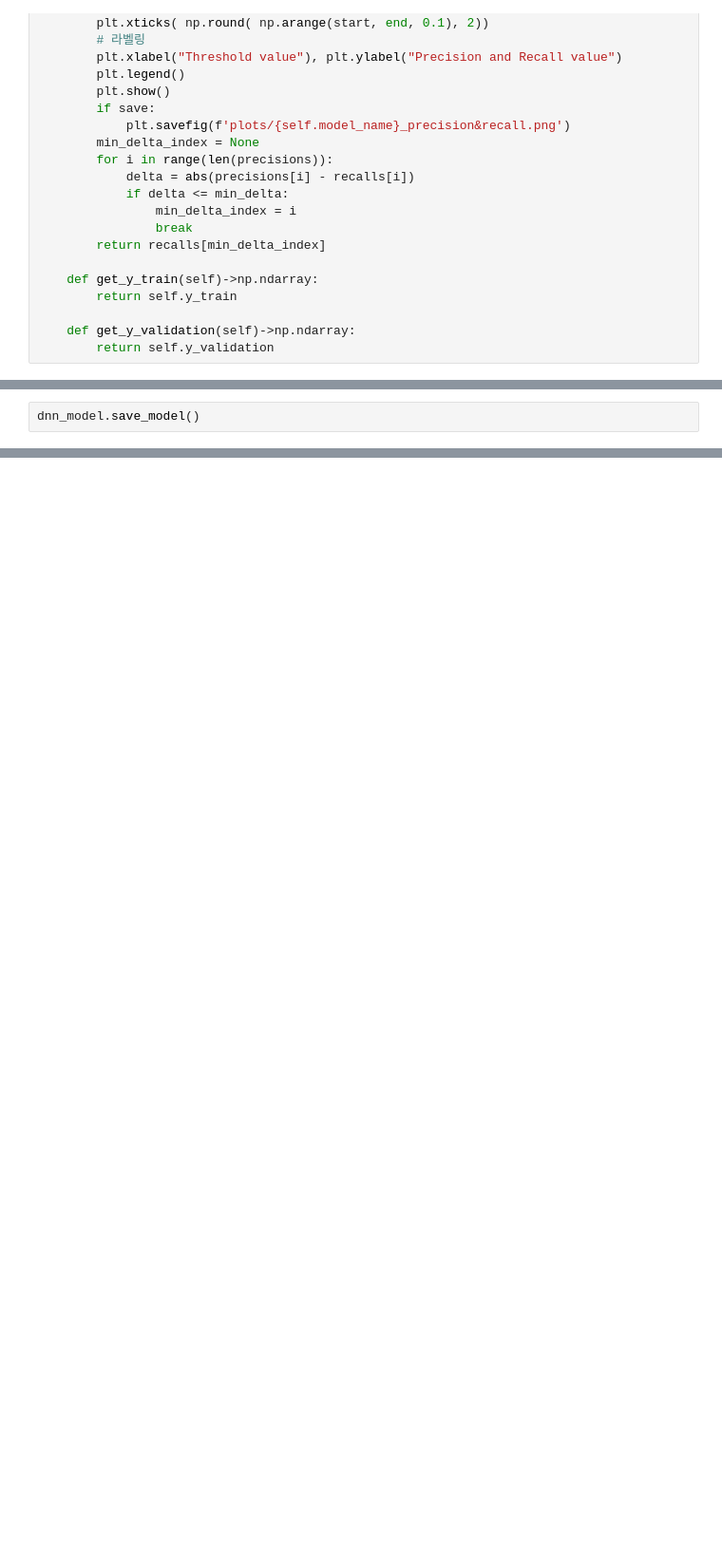
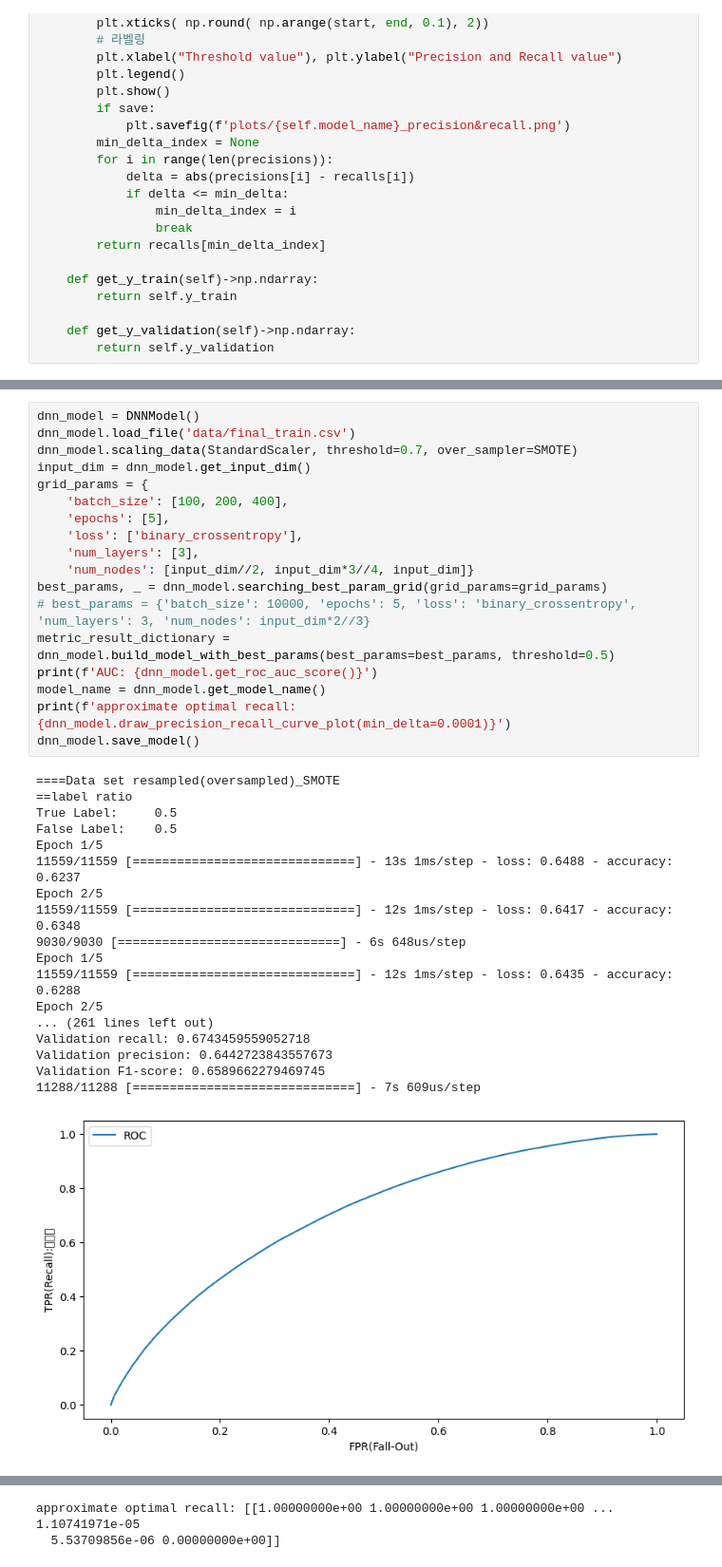
Before and after one commit to dbehdrnr0202/lending_club, a Jupyter notebook: DNN_model_0427.ipynb, the cells around one changed output, grey strips where cells are left out. Shown at 95% size. Cells and saved outputs as stored; diff of their text form; blank space fills up the shorter version.

```diff
--- a/DNN_model_0427.ipynb
+++ b/DNN_model_0427.ipynb
@@ -286,2 +287,37 @@ approximate optimal recall: 0.4072632660646741
-# %%
-dnn_model.save_model()
+# %%
+dnn_model = DNNModel()
+dnn_model.load_file('data/final_train.csv')
+dnn_model.scaling_data(StandardScaler, threshold=0.7, over_sampler=SMOTE)
+input_dim = dnn_model.get_input_dim()
+grid_params = {
+    'batch_size': [100, 200, 400],
+    'epochs': [5],
+    'loss': ['binary_crossentropy'],
+    'num_layers': [3],
+    'num_nodes': [input_dim//2, input_dim*3//4, input_dim]}
+best_params, _ = dnn_model.searching_best_param_grid(grid_params=grid_params)
+# best_params = {'batch_size': 10000, 'epochs': 5, 'loss': 'binary_crossentropy', 'num_layers': 3, 'num_nodes': input_dim*2//3}
+metric_result_dictionary = dnn_model.build_model_with_best_params(best_params=best_params, threshold=0.5)
+print(f'AUC: {dnn_model.get_roc_auc_score()}')
+model_name = dnn_model.get_model_name()
+print(f'approximate optimal recall: {dnn_model.draw_precision_recall_curve_plot(min_delta=0.0001)}')
+dnn_model.save_model()
+# %% [output]
+====Data set resampled(oversampled)_SMOTE
+==label ratio
+True Label:     0.5
+False Label:    0.5
+Epoch 1/5
+11559/11559 [==============================] - 13s 1ms/step - loss: 0.6488 - accuracy: 0.6237
+Epoch 2/5
+11559/11559 [==============================] - 12s 1ms/step - loss: 0.6417 - accuracy: 0.6348
+9030/9030 [==============================] - 6s 648us/step
+Epoch 1/5
+11559/11559 [==============================] - 12s 1ms/step - loss: 0.6435 - accuracy: 0.6288
+Epoch 2/5
+... (261 lines left out)
+Validation recall: 0.6743459559052718
+Validation precision: 0.6442723843557673
+Validation F1-score: 0.6589662279469745
+11288/11288 [==============================] - 7s 609us/step
+[figure, added]
@@ -287,0 +327,2 @@ dnn_model.save_model()
+approximate optimal recall: [[1.00000000e+00 1.00000000e+00 1.00000000e+00 ... 1.10741971e-05
+  5.53709856e-06 0.00000000e+00]]
```
Also changed, not shown: parts of 4 cells of this notebook, 9 other files.
